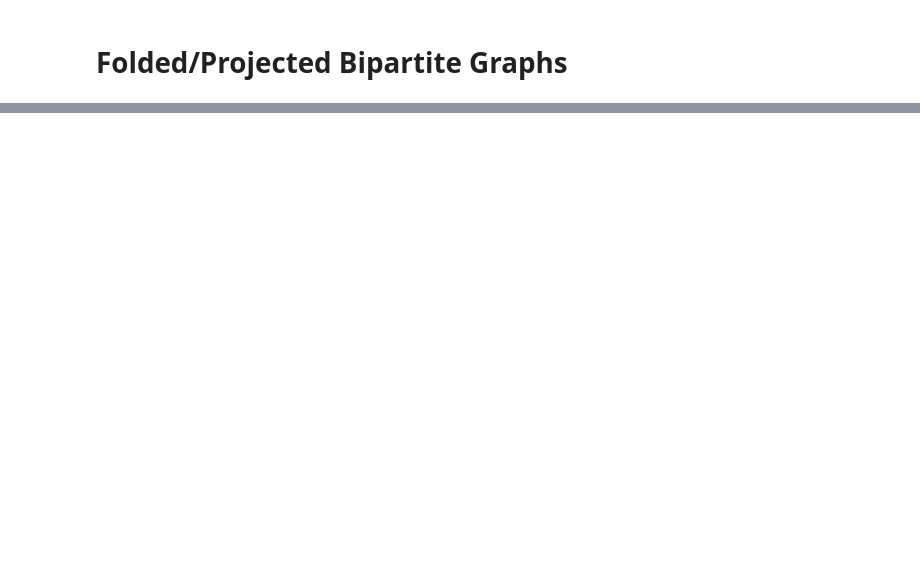
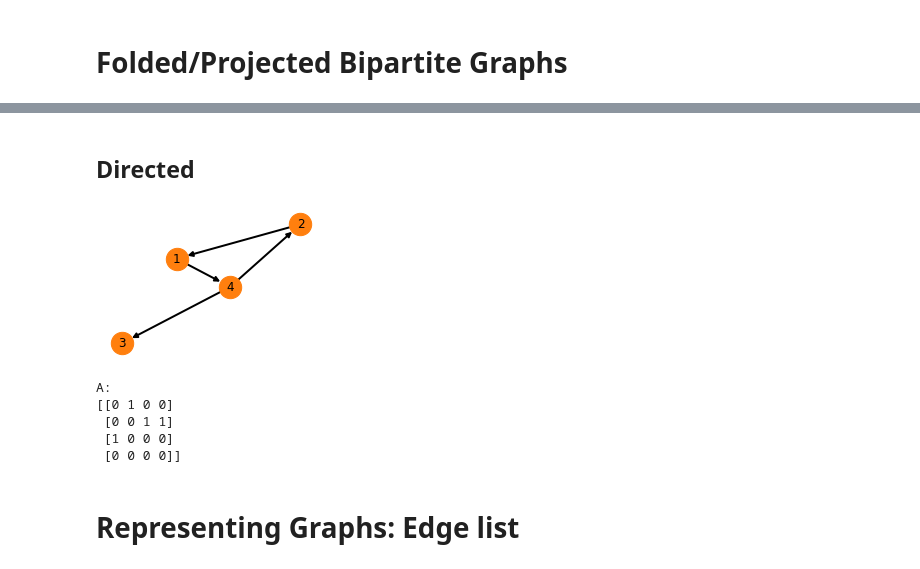
Before and after one commit to mnslarcher/cs224w-slides-to-code, a Jupyter notebook: notebooks/01_introduction_machine_learning_for_graphs.ipynb, the cells around one changed output, grey strips where cells are left out. Saved outputs shown, nothing was run; the diff lists cells and outputs as text; code cells hidden in the pictures; blank space fills up the shorter version.

```diff
--- a/notebooks/01_introduction_machine_learning_for_graphs.ipynb
+++ b/notebooks/01_introduction_machine_learning_for_graphs.ipynb
@@ -230,0 +259,21 @@ plt.show()
+# %% [markdown]
+## Directed
+# %%
+edge_list = [(1, 4), (2, 1), (4, 2), (4, 3)]
+G = nx.DiGraph(edge_list)
+
+plt.figure(figsize=(3, 2))
+nx.draw(G, node_color="tab:orange", node_size=500, width=2, with_labels=True)
+A = nx.adjacency_matrix(G)
+plt.show()
+
+print(f"\nA:\n{A.todense()}")
+# %% [output]
+[figure, added]
+A:
+[[0 1 0 0]
+ [0 0 1 1]
+ [1 0 0 0]
+ [0 0 0 0]]
+# %% [markdown]
+# Representing Graphs: Edge list
```
Also changed, not shown: parts of 18 cells of this notebook.
